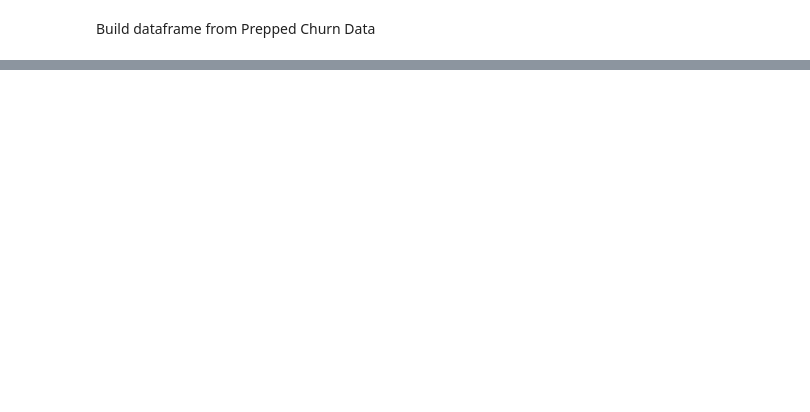
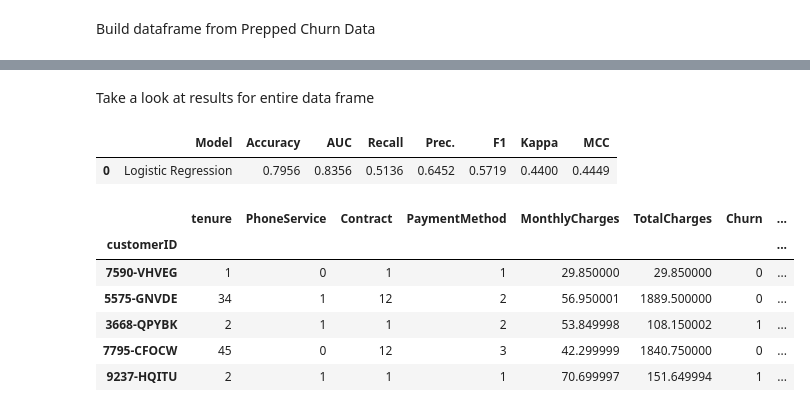
Before and after one commit to billbeemerMSSE/MSDS600_git, a Jupyter notebook: homework_week5.ipynb, the cells around one changed output, grey strips where cells are left out. Cells and saved outputs as stored; diff of their text form; code cells hidden in the pictures; blank space fills up the shorter version.

```diff
--- a/homework_week5.ipynb
+++ b/homework_week5.ipynb
@@ -36,0 +35,2 @@ And finally, only removed the phoneservice feature (even though I also tested dr
+# %%
+automl = setup(df, target='Churn')
@@ -36,0 +61,2 @@ And finally, only removed the phoneservice feature (even though I also tested dr
+# %%
+best_model = compare_models()
@@ -36,0 +108,17 @@ And finally, only removed the phoneservice feature (even though I also tested dr
+# %% [markdown]
+Take a look at results for entire data frame
+# %%
+predictions = automl.predict_model(best_model, data=df)
+# %% [output]
+|  | Model | Accuracy | AUC | Recall | Prec. | F1 | Kappa | MCC |
+| 0 | Logistic Regression | 0.7956 | 0.8356 | 0.5136 | 0.6452 | 0.5719 | 0.4400 | 0.4449 |
+# %%
+predictions.head()
+# %% [output]
+|  | tenure | PhoneService | Contract | PaymentMethod | MonthlyCharges | TotalCharges | Churn | ... |
+| customerID |  |  |  |  |  |  |  | ... |
+| 7590-VHVEG | 1 | 0 | 1 | 1 | 29.850000 | 29.850000 | 0 | ... |
+| 5575-GNVDE | 34 | 1 | 12 | 2 | 56.950001 | 1889.500000 | 0 | ... |
+| 3668-QPYBK | 2 | 1 | 1 | 2 | 53.849998 | 108.150002 | 1 | ... |
+| 7795-CFOCW | 45 | 0 | 12 | 3 | 42.299999 | 1840.750000 | 0 | ... |
+| 9237-HQITU | 2 | 1 | 1 | 1 | 70.699997 | 151.649994 | 1 | ... |
```
Also changed, not shown: parts of 26 cells of this notebook, 6 other files.
